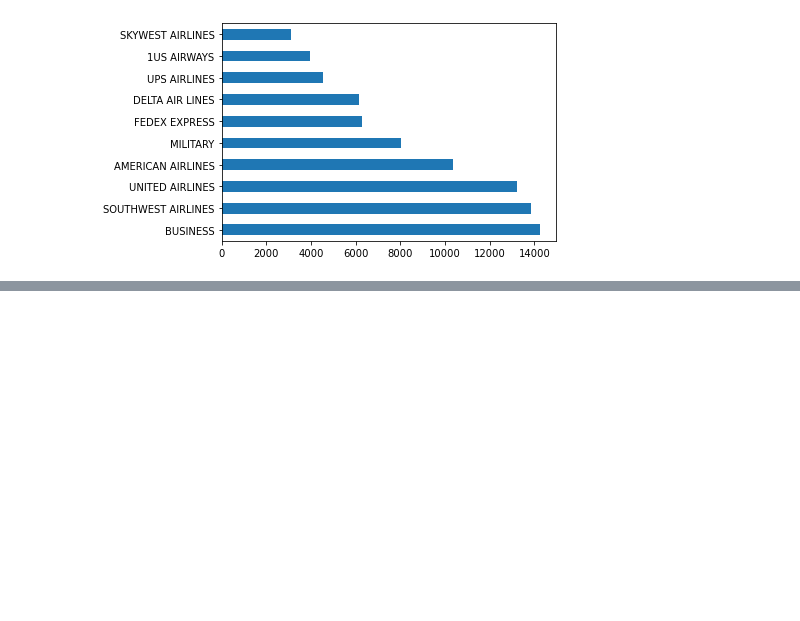
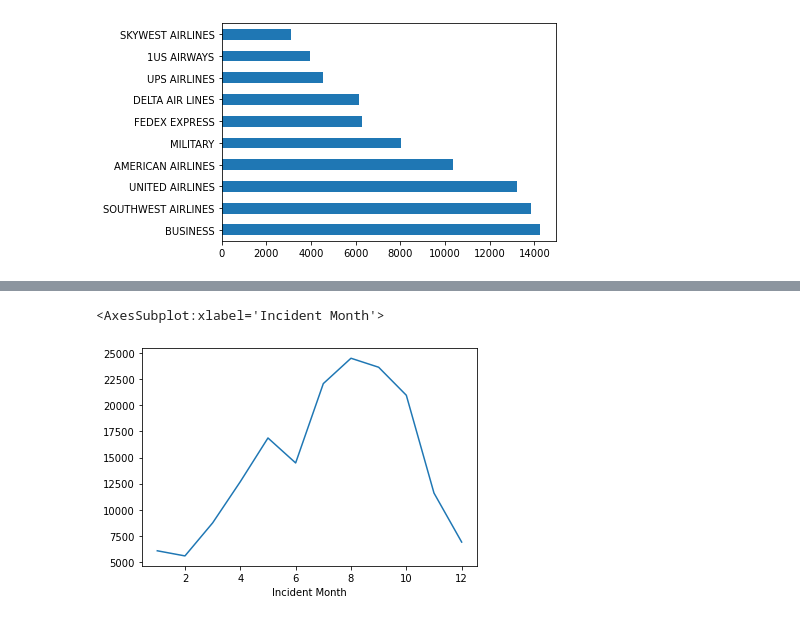
Before and after one commit to jagnoor/Aircraft-Wildlife-Strikes, a Jupyter notebook: Data/birds.ipynb, the cells around one changed output, grey strips where cells are left out. Cells and saved outputs as stored; diff of their text form; code cells hidden in the pictures; blank space fills up the shorter version.

```diff
--- a/Data/birds.ipynb
+++ b/Data/birds.ipynb
@@ -50,0 +55,6 @@ df.groupby('Incident Year').size().plot()
+# %%
+df.groupby('Incident Month').size().plot()
+# Aug looks bloody dangerous
+# %% [output]
+<AxesSubplot:xlabel='Incident Month'>
+[figure, added]
```
Also changed, not shown: parts of 1 cell of this notebook.
